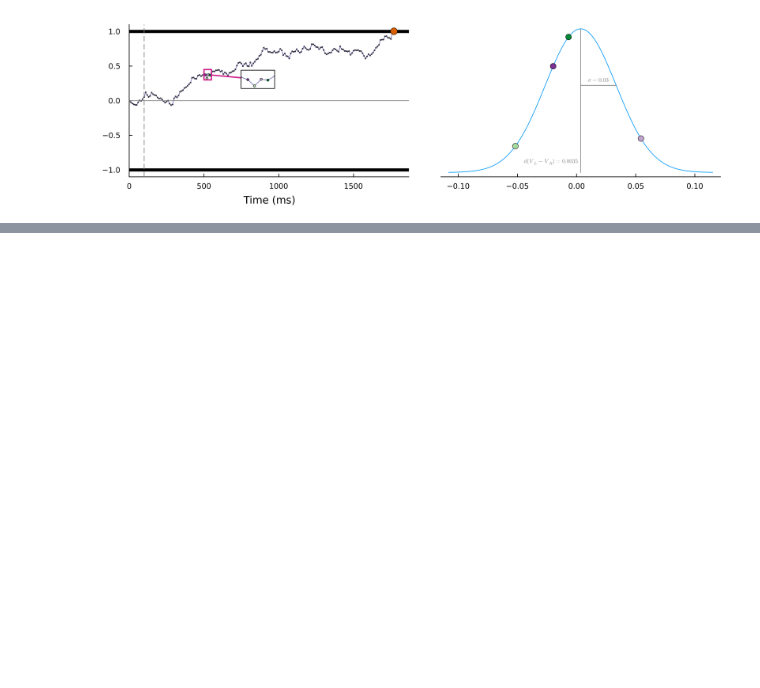
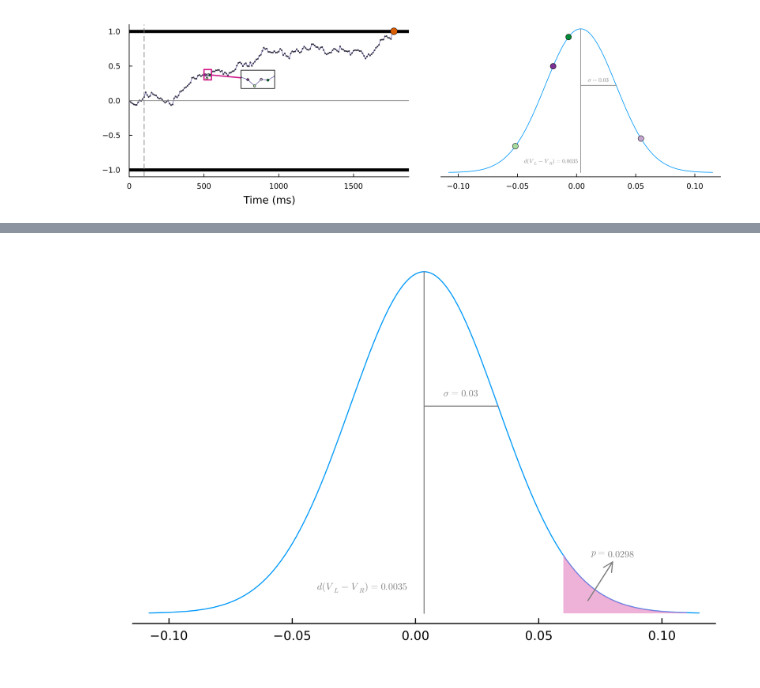
Before and after one commit to zenkavi/ADDM.jl, a Jupyter notebook: docs/src/tutorials/02_likelihood_computation_figures.ipynb, the cells around one changed output, grey strips where cells are left out. Drawn from its saved outputs; the diff is of its cells as text; code cells hidden in the pictures; blank space fills up the shorter version.

```diff
--- a/docs/src/tutorials/02_likelihood_computation_figures.ipynb
+++ b/docs/src/tutorials/02_likelihood_computation_figures.ipynb
@@ -138,0 +248,31 @@ annotate!(mu+sd/2, pdf(Normal(mu, sd), mu+sd)+.5, text(s2, color = :gray, 6), su
+# %%
+p1 = plot(legend = false, grid = false, bottom_margin = 5mm, dpi = 300)
+
+
+# RDV sampling distribution
+mu = m.d*(t.valueLeft - t.valueRight)
+sd = m.σ
+s1 = L"d(V_L - V_R) = 0.0035";
+s2 = L"\sigma = 0.03"
+
+plot!(Normal(mu,sd), legend = false, grid = false, showaxis = :x)
+
+# Add drift rate info
+plot!([mu, mu], [0, pdf(Normal(mu, sd), mu)], line = (:gray, 1))
+annotate!(mu-sd+.005, 1, text(s1, color = :gray, 6))
+
+# Add noise info
+plot!([mu, mu+sd], [pdf(Normal(mu, sd), mu+sd), pdf(Normal(mu, sd), mu+sd)], line = (:gray, 1))
+annotate!(mu+sd/2, pdf(Normal(mu, sd), mu+sd)+.5, text(s2, color = :gray, 6))
+
+
+x = range(-.11, .11, length=1000)
+y = pdf.(Normal(mu,sd), x)
+ix = x .> .06
+plot!(x[ix], y[ix], fillrange = zero(x[ix]), fc=RGB(223/255,101/255,176/255), opacity = .5)
+
+plot!([.07, .08],[.5,2], arrow = true, color = :gray)
+s3 = L"p = " * latexstring(round(1 - cdf(Normal(mu, sd), .06), sigdigits = 3))
+annotate!(.08, 2.3, text(s3, color = :gray, 6))
+# %% [output]
+[figure, added]
```
Also changed, not shown: parts of 15 cells of this notebook, 1 other file.
